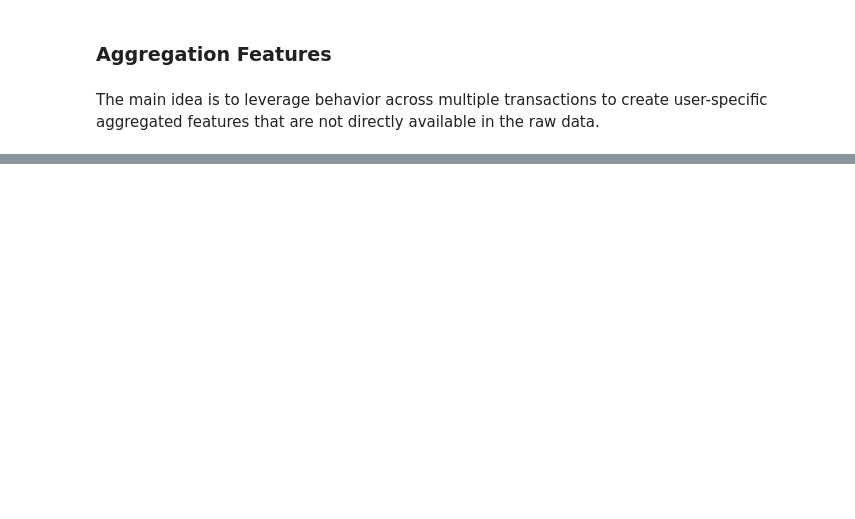
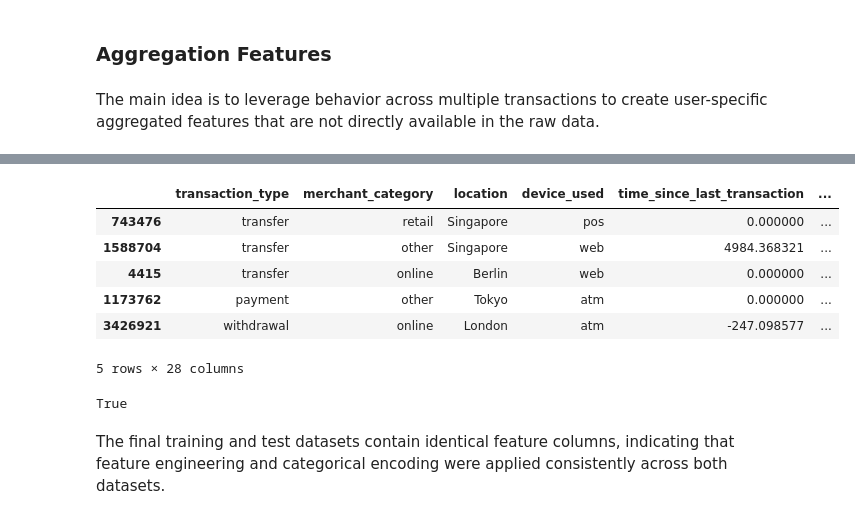
Before and after one commit to TobiSchl2010/financial-transaction-fraud-detection, a Jupyter notebook: notebooks/02_feature_engineering.ipynb, the cells around one changed output, grey strips where cells are left out. Drawn from its saved outputs; the diff is of its cells as text; code cells hidden in the pictures; blank space fills up the shorter version.

```diff
--- a/notebooks/02_feature_engineering.ipynb
+++ b/notebooks/02_feature_engineering.ipynb
@@ -367,3 +347,4 @@ X_train["unique_receivers_per_sender"] = X_train["sender_account"].map(unique_re
 
 # Map to test data (IMPORTANT: use train stats!)
 X_test["unique_receivers_per_sender"] = X_test["sender_account"].map(unique_receivers_per_sender)
+X_test["unique_receivers_per_sender"] = X_test["unique_receivers_per_sender"].fillna(0)
@@ -369,0 +423,16 @@ X_test["unique_receivers_per_sender"] = X_test["sender_account"].map(unique_rece
+# %%
+X_test.head()
+# %% [output]
+|  | transaction_type | merchant_category | location | device_used | time_since_last_transaction | ... |
+| 743476 | transfer | retail | Singapore | pos | 0.000000 | ... |
+| 1588704 | transfer | other | Singapore | web | 4984.368321 | ... |
+| 4415 | transfer | online | Berlin | web | 0.000000 | ... |
+| 1173762 | payment | other | Tokyo | atm | 0.000000 | ... |
+| 3426921 | withdrawal | online | London | atm | -247.098577 | ... |
+5 rows × 28 columns
+# %%
+X_train.columns.equals(X_test.columns)
+# %% [output]
+True
+# %% [markdown]
+The final training and test datasets contain identical feature columns, indicating that feature engineering and categorical encoding were applied consistently across both datasets.
```
Also changed, not shown: parts of 39 cells of this notebook, 9 other files.
